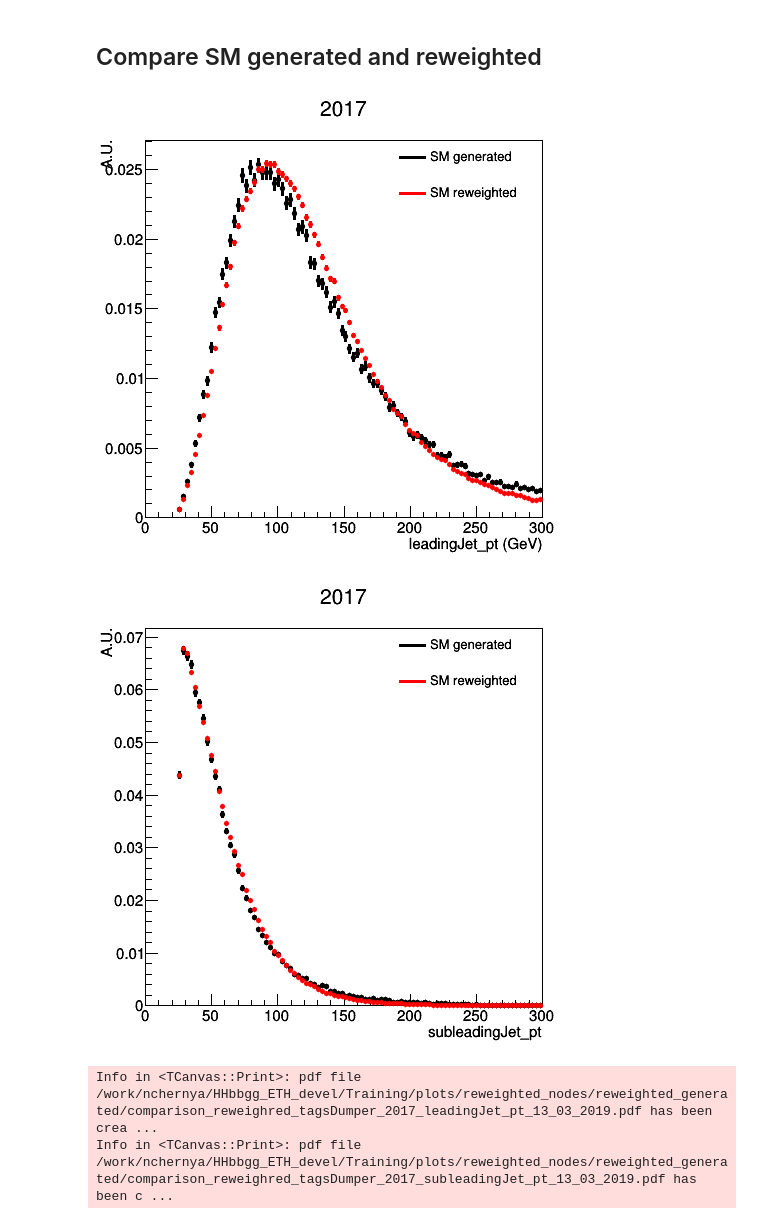
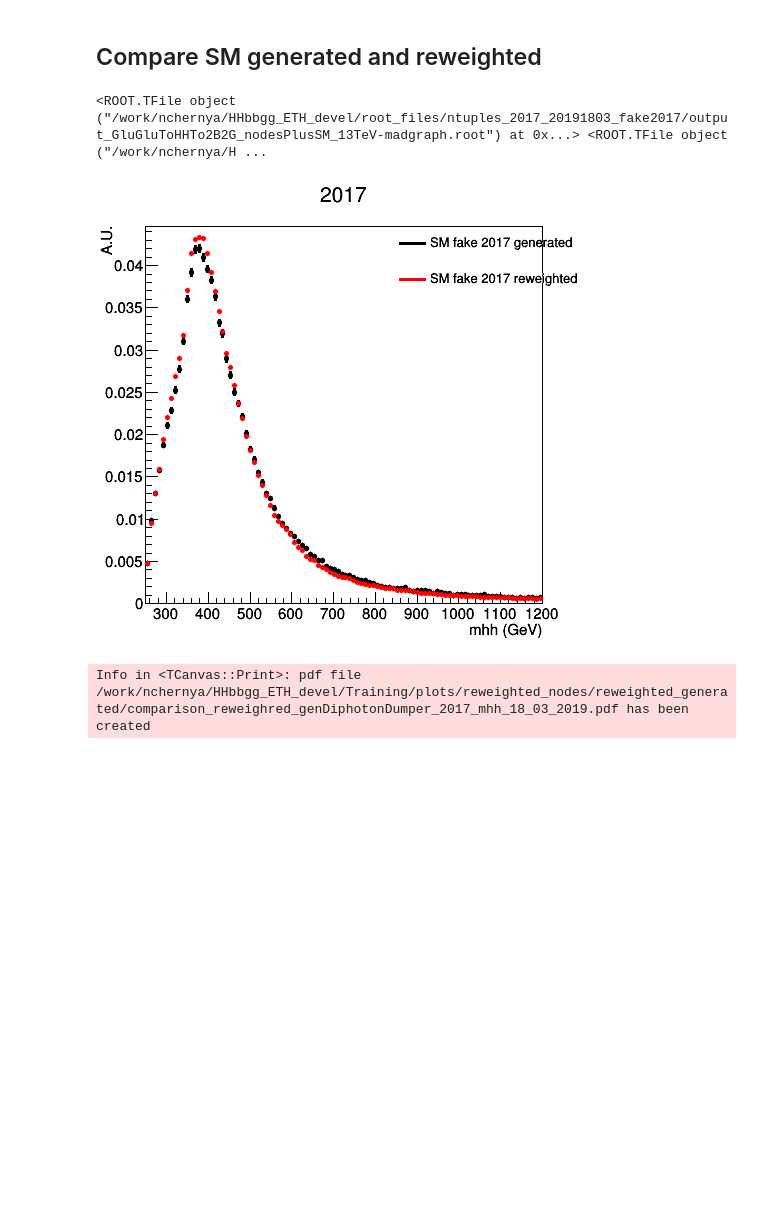
Before and after one commit to chernyavskaya/HHbbgg_ETH, a Jupyter notebook: Training/notebooks/makeHHreweightingHist.ipynb, the cells around one changed output. Saved outputs shown, nothing was run; the diff lists cells and outputs as text; code cells hidden in the pictures; blank space fills up the shorter version.

```diff
--- a/Training/notebooks/makeHHreweightingHist.ipynb
+++ b/Training/notebooks/makeHHreweightingHist.ipynb
@@ -347,35 +362,38 @@ plt.show()
 ## Compare SM generated and reweighted
 # %%
 infile_2016 = '/work/nchernya/CMSSW_9_4_9/src/flashgg/output_trees_nottH_nodeswithSM2016_11_03_2019/output_GluGluToHHTo2B2G_12nodes_13TeV-madgraph.root'
-infile_2017 = '/work/nchernya/CMSSW_9_4_9/src/flashgg/output_trees_nottH_nodeswithSM2017_11_03_2019/output_GluGluToHHTo2B2G_12nodes_13TeV-madgraph_correctedcfg.root'   #2017 nodes
+#infile_2017 = '/work/nchernya/CMSSW_9_4_9/src/flashgg/output_trees_nottH_nodeswithSM2017_11_03_2019/output_GluGluToHHTo2B2G_12nodes_13TeV-madgraph_correctedcfg.root'   #2017 nodes
+infile_2017 = '/work/nchernya/HHbbgg_ETH_devel/root_files/ntuples_2017_20191803_fake2017/output_GluGluToHHTo2B2G_nodesPlusSM_13TeV-madgraph.root'
 
 #SMfile_2016 = '/work/nchernya/CMSSW_9_4_9/src/flashgg/output_trees_nottH_properSM2016_11_03_2019/output_GluGluToHHTo2B2G_node_SM_13TeV-madgraph.root'
 SMfile_2016 = '/work/nchernya/CMSSW_9_4_9/src/flashgg/output_trees_nottH_properSM2016GEN_11_03_2019/output_GluGluToHHTo2B2G_node_SM_13TeV-madgraph.root'
-SMfile_2017 = '/work/nchernya/CMSSW_9_4_9/src/flashgg/output_trees_nottH_properSM2017_11_03_2019/output_GluGluToHHTo2B2G_node_SM_13TeV-madgraph.root'
-#SMfile_2017 = '/work/nchernya/HHbbgg_ETH_devel/root_files/ntuples_2017_20181210/output_GluGluToHHTo2B2G_node_SM_13TeV-madgraph.root'
+#SMfile_2017 = '/work/nchernya/CMSSW_9_4_9/src/flashgg/output_trees_nottH_properSM2017_11_03_2019/output_GluGluToHHTo2B2G_node_SM_13TeV-madgraph.root'
+SMfile_2017 = '/work/nchernya/HHbbgg_ETH_devel/root_files/ntuples_2017_20181210/output_GluGluToHHTo2B2G_node_SM_13TeV-madgraph.root'
 
 plot_dir = '/work/nchernya/HHbbgg_ETH_devel/Training/plots/reweighted_nodes/reweighted_generated/'
-date = '13_03_2019'
+date = '18_03_2019'
 # %%
 c = TCanvas("c","c",500,500)
-name2017='GluGluToHHTo2B2G_12nodes_13TeV_madgraph_correctedcfg_13TeV_DoubleHTag_0'
+#name2017='GluGluToHHTo2B2G_12nodes_13TeV_madgraph_correctedcfg_13TeV_DoubleHTag_0'
+name2017='GluGluToHHTo2B2G_nodesPlusSM_13TeV_madgraph_13TeV_DoubleHTag_0'
 name2016='GluGluToHHTo2B2G_12nodes_13TeV_madgraph_13TeV_DoubleHTag_0'
 nameSM = 'GluGluToHHTo2B2G_node_SM_13TeV_madgraph_13TeV_DoubleHTag_0'
 nameGenSM = 'GluGluToHHTo2B2G_node_SM_13TeV_madgraph_13TeV_NoTag_0'
-nameGen2017='GluGluToHHTo2B2G_12nodes_13TeV_madgraph_correctedcfg_13TeV_NoTag_0'
+#nameGen2017='GluGluToHHTo2B2G_12nodes_13TeV_madgraph_correctedcfg_13TeV_NoTag_0'
 nameGen2016='GluGluToHHTo2B2G_12nodes_13TeV_madgraph_13TeV_NoTag_0'
+nameGen2017='GluGluToHHTo2B2G_nodesPlusSM_13TeV_madgraph_13TeV_NoTag_0'
 
 #distributions = ['MX','diphotonCandidatePtOverdiHiggsM','dijetCandidatePtOverdiHiggsM','diHiggs_pt']
 distributions = ['mhh']
 units = [' (GeV)','','',' (GeV)']
-ranges = [[500,250,1200],[100,0,3],[100,0,2],[500,0,1200]]
+ranges = [[100,250,1200],[100,0,3],[100,0,2],[500,0,1200]]
 
-distributions = ['leadingJet_pt','subleadingJet_pt']
-ranges = [[100,0,300],[100,0,300]]
+#distributions = ['leadingJet_pt','subleadingJet_pt']
+#ranges = [[100,0,300],[100,0,300]]
 
 
-genreco ='tagsDumper'
-#genreco = 'genDiphotonDumper'
+#genreco ='tagsDumper'
+genreco = 'genDiphotonDumper'
 for year in [2017]:
 #for year in [2016,2017]:
 
@@ -389,6 +407,7 @@ for year in [2017]:
         name = name2017
         infileSM = TFile(SMfile_2017)
         nameGen = nameGen2017
+    print infile, infileSM
     for num,distr in enumerate(distributions):
         hists_list=[]
         tree = infile.Get('%s/trees/%s'%(genreco,name))
@@ -397,8 +416,8 @@ for year in [2017]:
         hist_nodes = TH1F("hist_nodes_%d_%s"%(year,distr),"hist_nodes_%d_%s"%(year,distr),ranges[num][0],ranges[num][1],ranges[num][2])
         hist_nodes.SetLineColor(2)
         hist_nodes.SetMarkerColor(2)
-        tree.Draw("%s>>hist_nodes_%d_%s"%(distr,year,distr),"weight*benchmark_reweight_SM")
-       # treeGen.Draw("%s>>+hist_nodes_%d_%s"%(distr,year,distr),"weight*benchmark_reweight_SM")
+        tree.Draw("%s>>hist_nodes_%d_%s"%(distr,year,distr),"weight*benchmark_reweight_2017fake") #SM
+        treeGen.Draw("%s>>+hist_nodes_%d_%s"%(distr,year,distr),"weight*benchmark_reweight_2017fake") #SM
         hist_nodes.Scale(1./hist_nodes.Integral())
         hists_list.append(hist_nodes)
 
@@ -409,38 +428,39 @@ for year in [2017]:
         hist.SetLineColor(2)
         hist.SetMarkerColor(2)
         treeSM.Draw("%s>>hist_SM_%d_%s"%(distr,year,distr),"weight")
-       # treeSMGen.Draw("%s>>+hist_SM_%d_%s"%(distr,year,distr),"weight")
+        treeSMGen.Draw("%s>>+hist_SM_%d_%s"%(distr,year,distr),"weight")
 
 
         hist.Scale(1./hist.Integral())
         hist.SetLineColor(1)
         hist.SetMarkerColor(1)
 
         hist.SetTitle('%d'%year)
         hist.GetYaxis().SetTitle('A.U.')
         hist.GetYaxis().SetTitleOffset(1.4)
         hist.GetXaxis().SetTitle(distr +units[num])
         ROOT.gStyle.SetOptTitle(1)
         ROOT.gStyle.SetOptStat(0)
         leg = TLegend(0.6,0.75,0.9,0.9)
-        leg.AddEntry(hist,"SM generated" ,"L")
-        leg.AddEntry(hist_nodes,"SM reweighted" ,"L")
+     #  leg.AddEntry(hist,"SM generated" ,"L")
+     #   leg.AddEntry(hist_nodes,"SM reweighted" ,"L")
+        leg.AddEntry(hist,"SM fake 2017 generated" ,"L")
+        leg.AddEntry(hist_nodes,"SM fake 2017 reweighted" ,"L")
         leg.SetFillStyle(-1)
         leg.SetBorderSize(0)
         leg.SetTextFont(42)
         leg.SetTextSize(0.03)
         leg.Draw()
 
 
         hist.Draw("APsame")
         hists_list.append(hist)
         hist_nodes.Draw("same")
         hists_list.append(hist_nodes)
 
         c.Draw()
         c.SaveAs(plot_dir+'comparison_reweighred_%s_%d_%s_'%(genreco,year,distr)+date+'.pdf')
 # %% [output]
+<ROOT.TFile object ("/work/nchernya/HHbbgg_ETH_devel/root_files/ntuples_2017_20191803_fake2017/output_GluGluToHHTo2B2G_nodesPlusSM_13TeV-madgraph.root") at 0x...> <ROOT.TFile object ("/work/nchernya/H ...
-[figure, old version]
+[figure, new version]
-[figure, removed]
-Info in <TCanvas::Print>: pdf file /work/nchernya/HHbbgg_ETH_devel/Training/plots/reweighted_nodes/reweighted_generated/comparison_reweighred_tagsDumper_2017_leadingJet_pt_13_03_2019.pdf has been crea ...
-Info in <TCanvas::Print>: pdf file /work/nchernya/HHbbgg_ETH_devel/Training/plots/reweighted_nodes/reweighted_generated/comparison_reweighred_tagsDumper_2017_subleadingJet_pt_13_03_2019.pdf has been c ...
+Info in <TCanvas::Print>: pdf file /work/nchernya/HHbbgg_ETH_devel/Training/plots/reweighted_nodes/reweighted_generated/comparison_reweighred_genDiphotonDumper_2017_mhh_18_03_2019.pdf has been created
```
Also changed, not shown: parts of 5 cells of this notebook, 10 other files.
